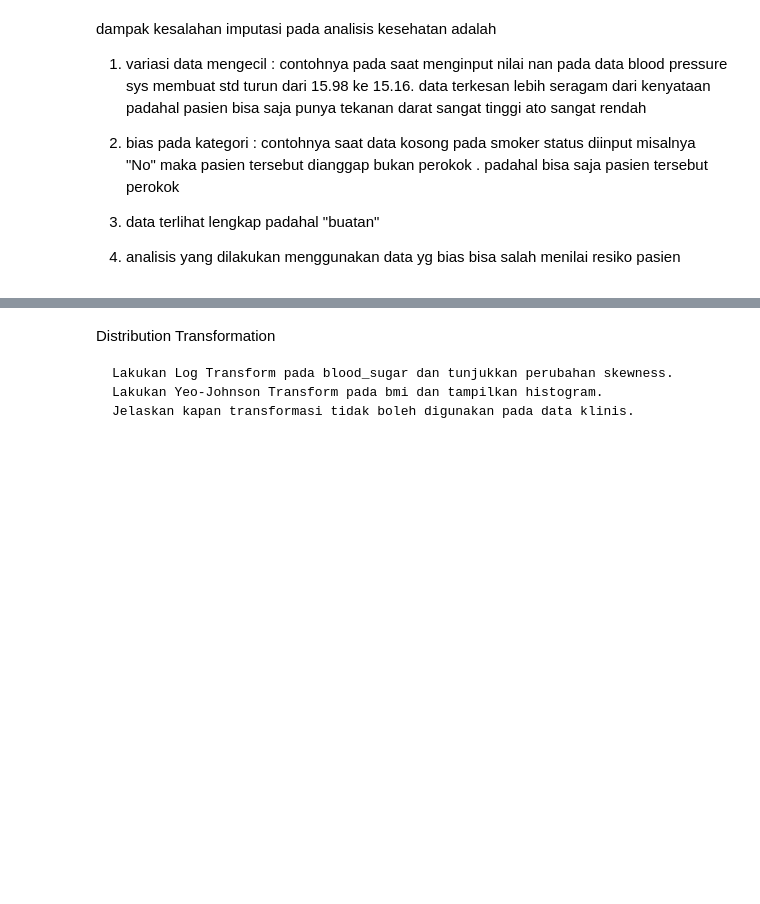
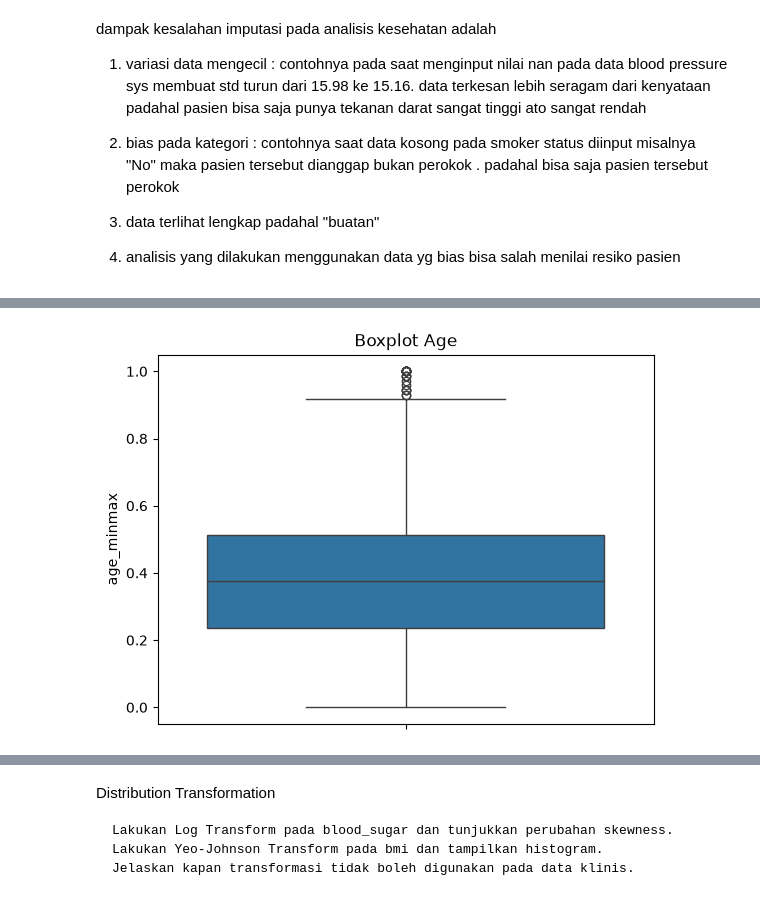
Before and after one commit to ekakharism/pandas_data_cleaning, a Jupyter notebook: pandas_part.ipynb, the cells around one changed output, grey strips where cells are left out. Saved outputs shown, nothing was run; the diff lists cells and outputs as text; code cells hidden in the pictures; blank space fills up the shorter version.

```diff
--- a/pandas_part.ipynb
+++ b/pandas_part.ipynb
@@ -217,3 +219,6 @@ Encoding Categorical Data
     Terapkan Ordinal Encoding pada diagnosis_risk (Low < Medium < High).
     Terapkan Binary / Frequency Encoding pada city (high-cardinality).
     Jelaskan konsekuensi pemilihan encoding yang salah pada dataset medis.
+# %%
+urutan = {'Low':0, 'Medium': 1, 'High':2}
+df['diagnosis_risk_encoded'] = df['diagnosis_risk'].map(urutan)
@@ -219,0 +238,6 @@ Encoding Categorical Data
+# %%
+freq = df['city'].value_counts()
+
+df['city_freq'] = df['city'].map(freq)
+
+df
@@ -231,0 +272,7 @@ Scaling & Normalization
+# %%
+min_age = df['age'].min()
+max_age = df['age'].max()
+
+df['age_minmax'] = (df['age'] - min_age) / (max_age - min_age)
+
+df[['age','age_minmax']]
@@ -231,0 +305,5 @@ Scaling & Normalization
+# %%
+sns.boxplot(y=df['age_minmax']).set_title('Boxplot Age')
+plt.show()
+# %% [output]
+[figure, added]
```
Also changed, not shown: parts of 15 cells of this notebook.
